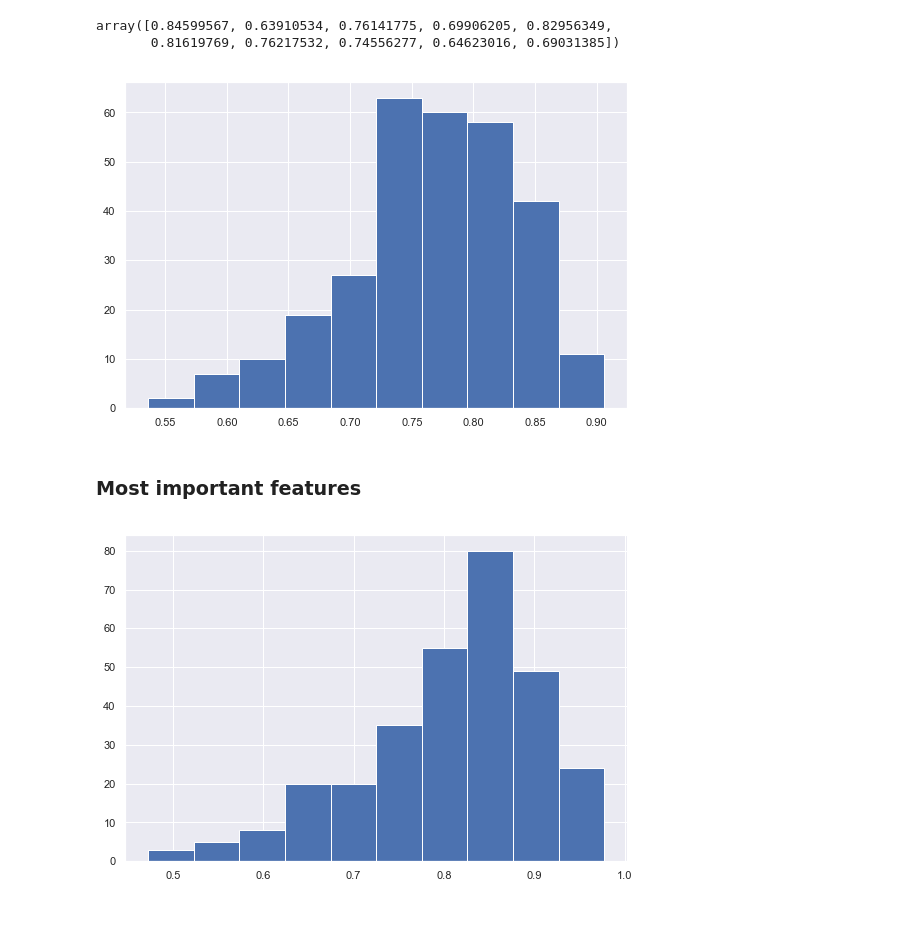
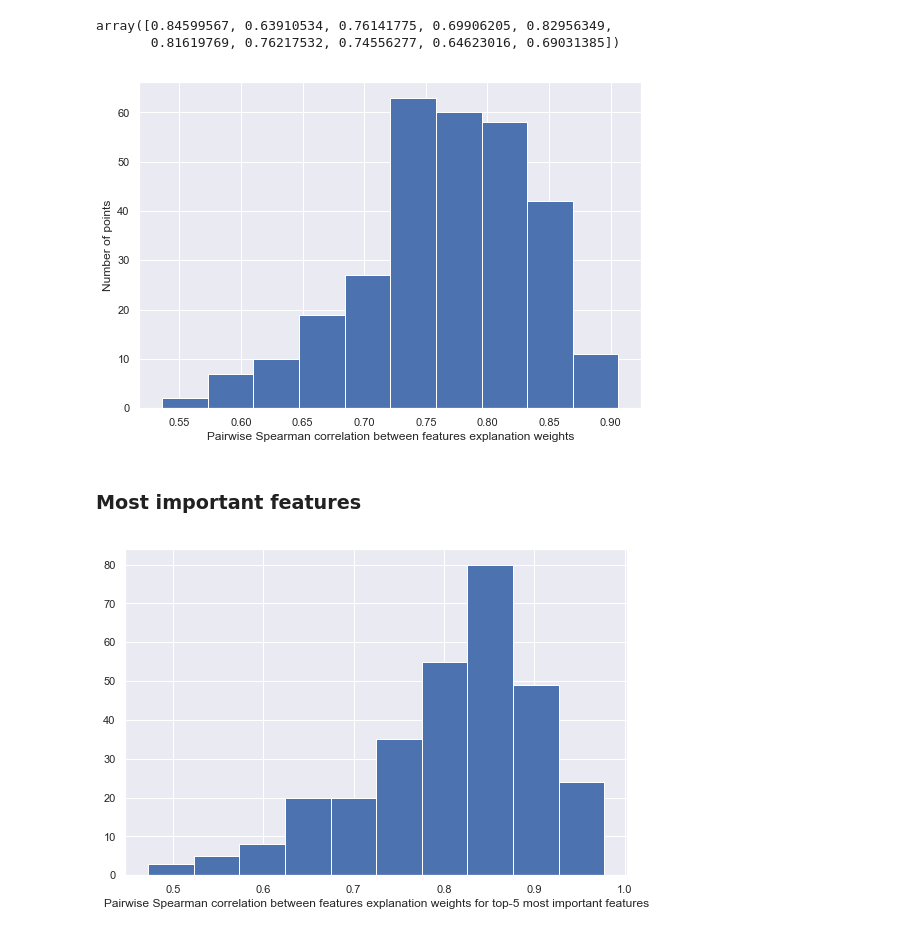
Before and after one commit to DenisVorotyntsev/lime_experiments, a Jupyter notebook: lime_experiments.ipynb, the cells around one changed output. Cells and saved outputs as stored; diff of their text form; code cells hidden in the pictures.

Commit message:
Updated requirements.txt; minor plots fixes; minor readme fix

```diff
--- a/lime_experiments.ipynb
+++ b/lime_experiments.ipynb
@@ -241,9 +241,11 @@ array([0.84599567, 0.63910534, 0.76141775, 0.69906205, 0.82956349,
 # %%
 plt.figure(figsize=PLOTS_FIGSIZE)
 plt.hist(deltas, bins=10)
+plt.ylabel("Number of points")
+plt.xlabel("Pairwise Spearman correlation between features explanation weights")
 plt.show()
 # %% [output]
-[figure, old version]
+[figure, new version]
 # %% [markdown]
 ### Most important features
 # %%
@@ -254,9 +256,10 @@ for exp in tqdm(explanations_list):
 # %%
 plt.figure(figsize=PLOTS_FIGSIZE)
 plt.hist(delta_list, bins=10)
+plt.xlabel(f"Pairwise Spearman correlation between features explanation weights for top-{N_MOST_IMPORTANT_FEATURES} most important features")
 plt.show()
 # %% [output]
-[figure, old version]
+[figure, new version]
 # %%
 df = pd.DataFrame(np.random.rand(10,10))
 calculate_explanations_stats(df)
```
Also changed, not shown: parts of 2 cells of this notebook, 3 other files.
